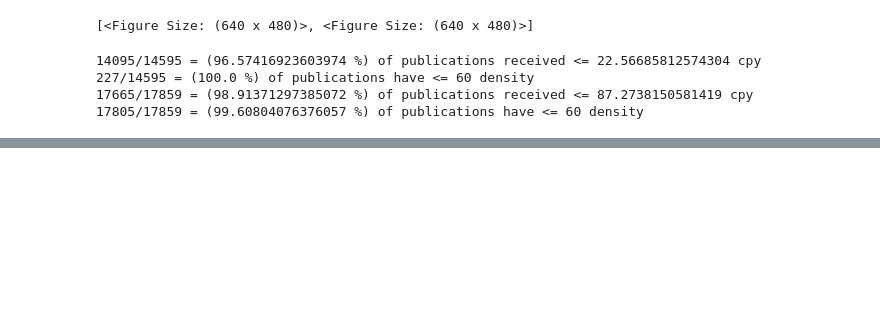
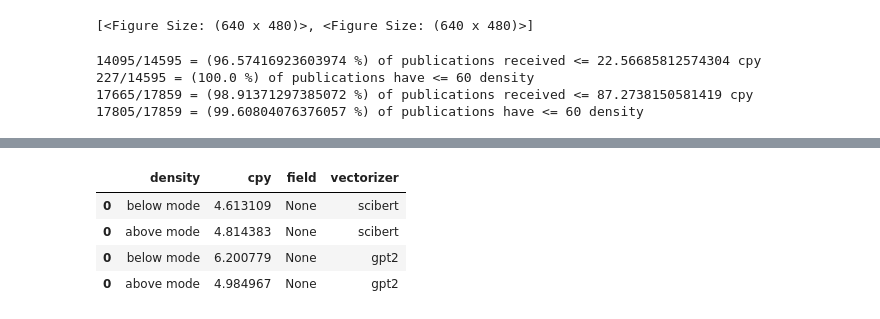
Before and after one commit to nathimel/citesim, a Jupyter notebook: src/notebooks/new_figures.ipynb, the cells around one changed output, grey strips where cells are left out. Cells and saved outputs as stored; diff of their text form; code cells hidden in the pictures; blank space fills up the shorter version.

```diff
--- a/src/notebooks/new_figures.ipynb
+++ b/src/notebooks/new_figures.ipynb
@@ -561,0 +602,8 @@ mode density:  21.87312152507552
+# %%
+all_data
+# %% [output]
+|  | density | cpy | field | vectorizer |
+| 0 | below mode | 4.613109 | None | scibert |
+| 0 | above mode | 4.814383 | None | scibert |
+| 0 | below mode | 6.200779 | None | gpt2 |
+| 0 | above mode | 4.984967 | None | gpt2 |
```
Also changed, not shown: parts of 14 cells of this notebook, 14 other files.
